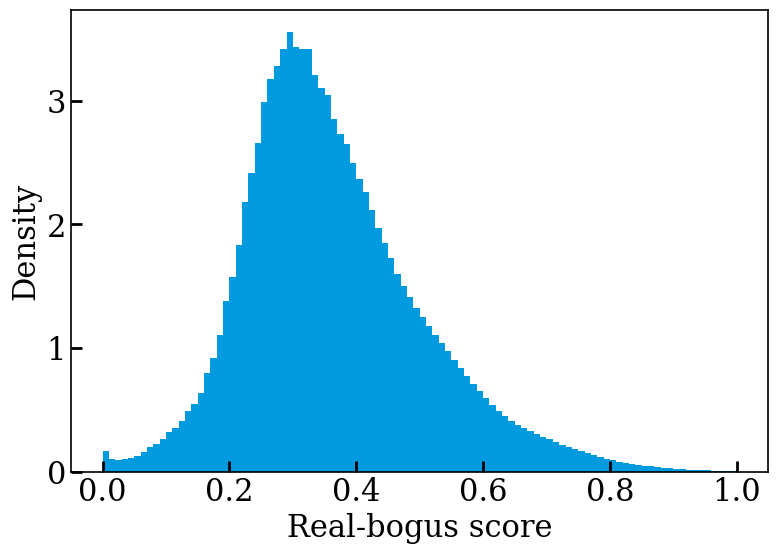
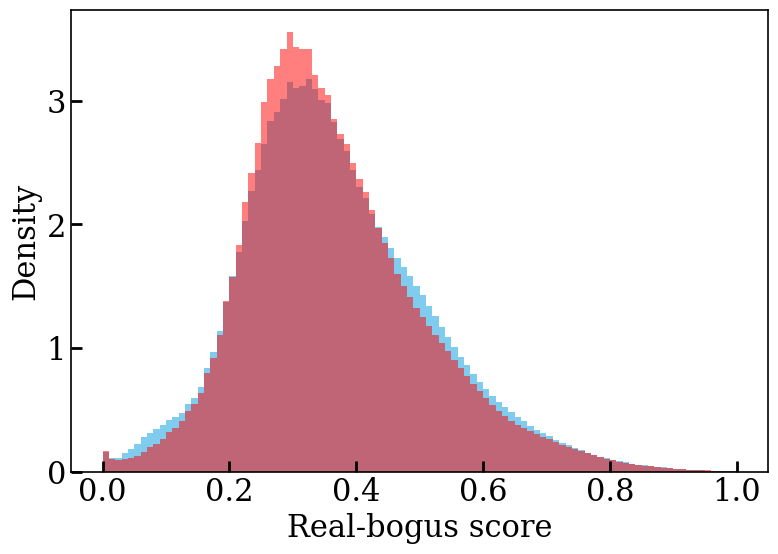
Unified diff of the notebook cell whose output changed from the first chart to the second:
--- before
+++ after
@@ -1,4 +1,5 @@
 fig, ax = plt.subplots(figsize=(9, 6))
-ax.hist(rb_score, bins=100, density=True, label='dr23-features',  alpha=1,  color=u'#009ADE')
+ax.hist(rb_score, bins=100, density=True, label='dr23-features',  alpha=0.5,  color=u'#009ADE')
+ax.hist(rb_score_old, bins=100, density=True, label='dr23-features',  alpha=0.5,  color='red')
 plt.xlabel('Real-bogus score')
 plt.ylabel('Density')

Commit: bts LCs images